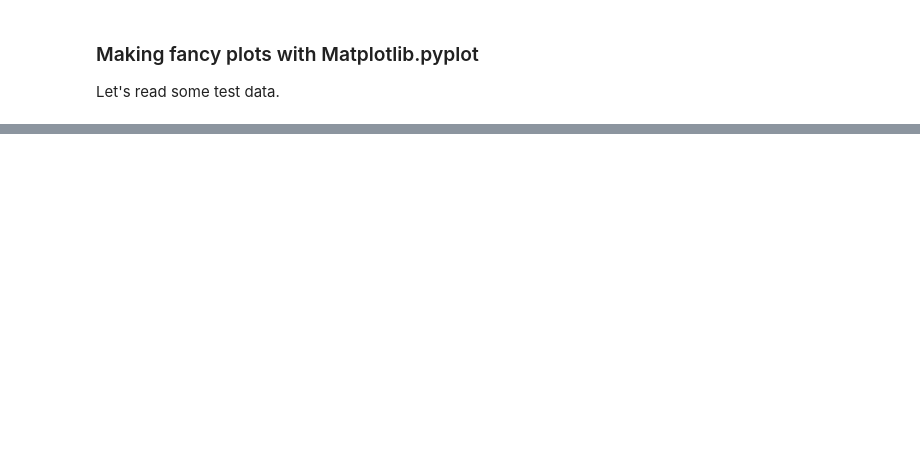
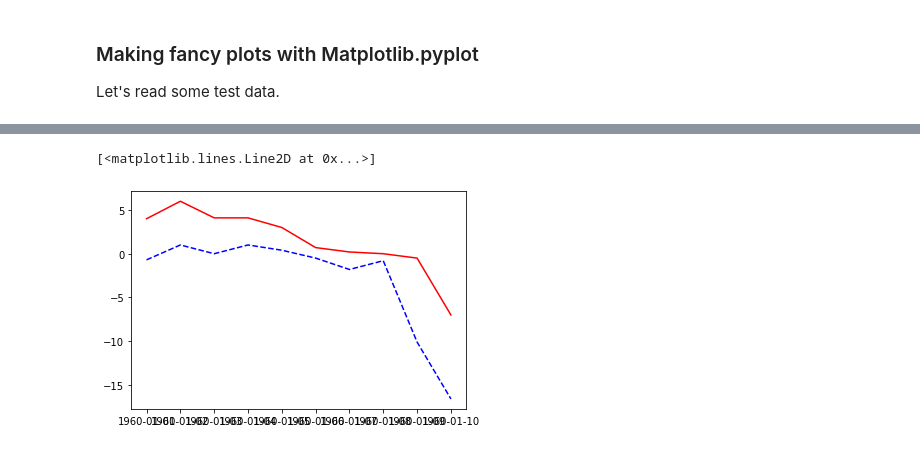
Before and after one commit to BeNrn/TestingRepo, a Jupyter notebook: KnowHowBase/Python/Matplotlib_Pyplot/Matplotlib_Basics.ipynb, the cells around one changed output, grey strips where cells are left out. Saved outputs shown, nothing was run; the diff lists cells and outputs as text; code cells hidden in the pictures; blank space fills up the shorter version.

```diff
--- a/KnowHowBase/Python/Matplotlib_Pyplot/Matplotlib_Basics.ipynb
+++ b/KnowHowBase/Python/Matplotlib_Pyplot/Matplotlib_Basics.ipynb
@@ -34,0 +63,6 @@ plt.plot(df)
+# %%
+plt.plot(df["Tmax"], "r")
+plt.plot(df["Tmin"], "b--")
+# %% [output]
+[<matplotlib.lines.Line2D at 0x...>]
+[figure, added]
```
Also changed, not shown: parts of 12 cells of this notebook, 1 other file.
